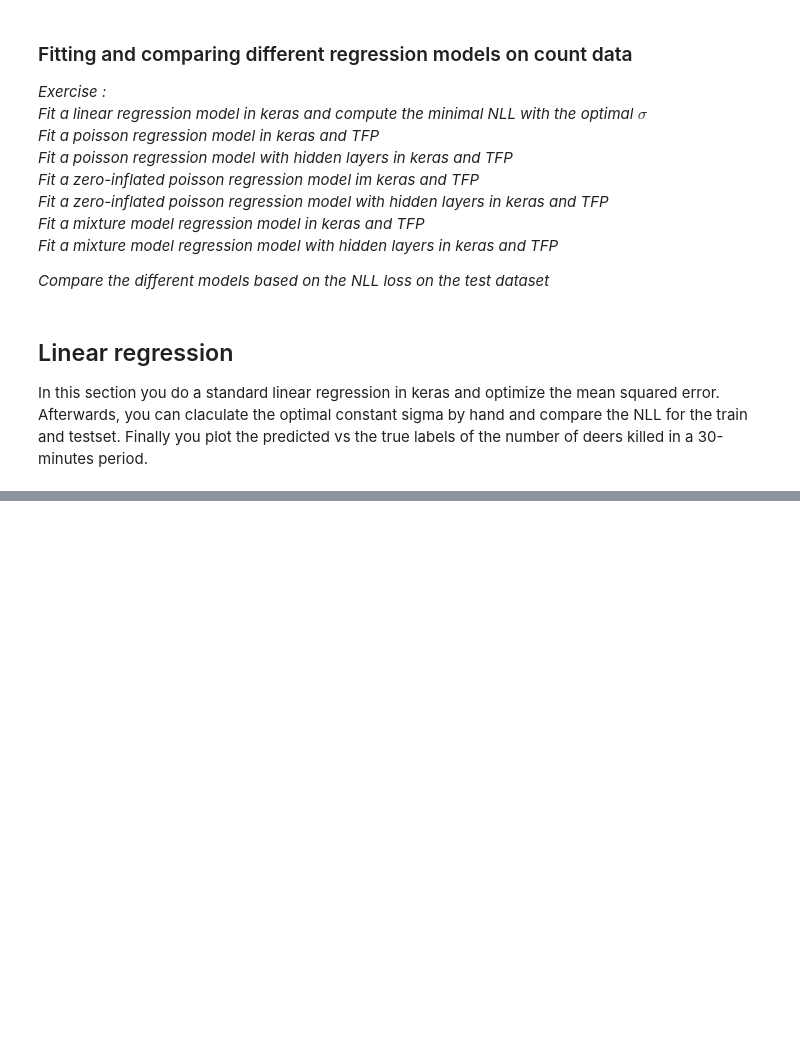
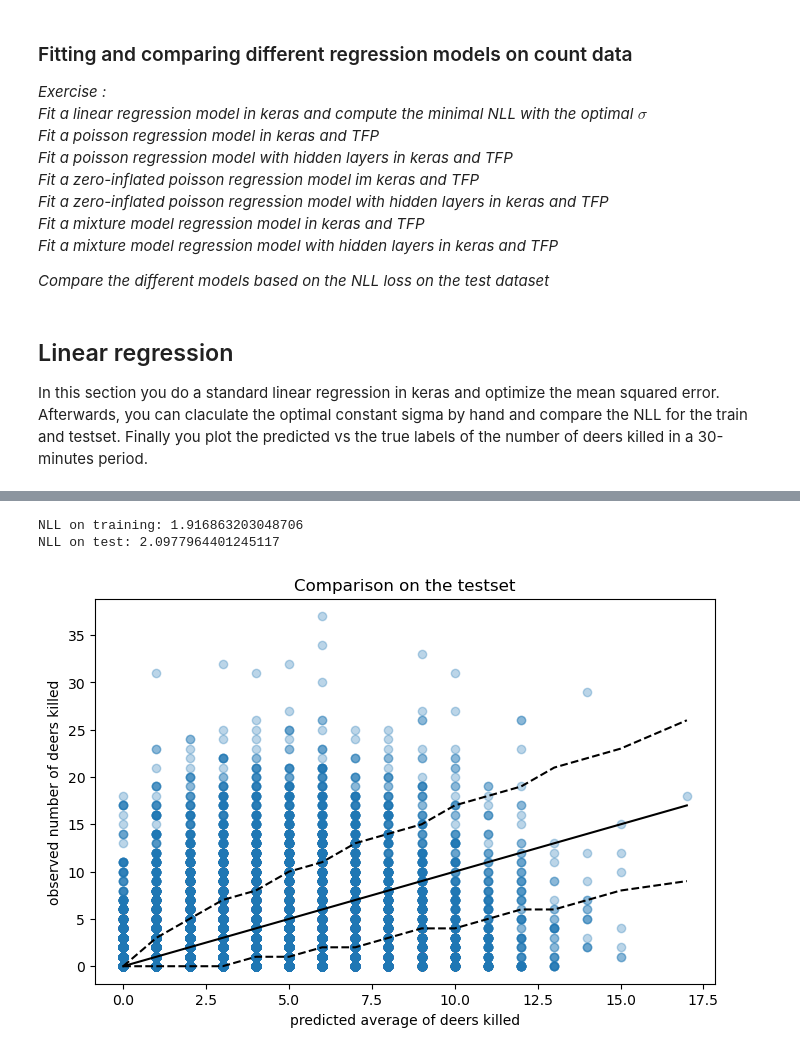
Before and after one commit to Evan1987/algorithm_learn, a Jupyter notebook: probability-deep-learning/Chap06/Chap06_02.ipynb, the cells around one changed output, grey strips where cells are left out. Saved outputs shown, nothing was run; the diff lists cells and outputs as text; code cells hidden in the pictures; blank space fills up the shorter version.

Commit message:
update tfp-learning

```diff
--- a/probability-deep-learning/Chap06/Chap06_02.ipynb
+++ b/probability-deep-learning/Chap06/Chap06_02.ipynb
@@ -85,11 +86,11 @@ train_cond = data["is_test"] == 0
 data["time"] /= (df_train["time"].max() + 1 / 48)
 data[label] = data[label].astype("float32")
 
-y_train = data.loc[train_cond, label]
-y_test = data.loc[~train_cond, label]
+y_train = data.loc[train_cond, label].values
+y_test = data.loc[~train_cond, label].values
 
-X_train = pd.get_dummies(data.loc[train_cond, features])
-X_test = pd.get_dummies(data.loc[~train_cond, features])
+X_train = pd.get_dummies(data.loc[train_cond, features]).values
+X_test = pd.get_dummies(data.loc[~train_cond, features]).values
 del data, df_train, df_test
 # %%
 X_train.shape, X_test.shape
@@ -136,0 +209,13 @@ TypeError: You are passing KerasTensor(type_spec=TensorSpec(shape=(None, 1), dty
+# %%
+inputs = Input(shape=(X_train.shape[1],))
+rate = Dense(1, activation="exponential")(inputs)
+p_y = tfp.layers.DistributionLambda(lambda t: tfd.Poisson(rate=t, force_probs_to_zero_outside_support=True))(rate)
+model_p = Model(inputs=inputs, outputs=p_y, name="Poisson")
+
+
+def NLL(y, dist):
+  return -dist.log_prob(y)
+
+
+model_p.compile(Adam(learning_rate=0.01), loss=NLL)
+model_p.summary()
@@ -136,0 +237,2 @@ TypeError: You are passing KerasTensor(type_spec=TensorSpec(shape=(None, 1), dty
+# %%
+hist_p = model_p.fit(x=X_train, y=y_train, validation_data=(X_test, y_test), epochs=10, verbose=1)
@@ -136,0 +260,17 @@ TypeError: You are passing KerasTensor(type_spec=TensorSpec(shape=(None, 1), dty
+# %%
+NLL_train = model_p.evaluate(X_train, y_train,verbose=0)
+NLL_test = model_p.evaluate(X_test, y_test,verbose=0)
+
+print('NLL on training:', NLL_train)
+print('NLL on test:', NLL_test)
+# %% [output]
+NLL on training: 1.916863203048706
+NLL on test: 2.0977964401245117
+# %%
+y_test_pred = model_p.predict(X_test, batch_size=128).flatten()
+lower = ss.poisson.ppf(0.025, y_test_pred)
+upper = ss.poisson.ppf(0.975, y_test_pred)
+
+plot_pred(y_test, y_test_pred, lower, upper)
+# %% [output]
+[figure, added]
```
Also changed, not shown: parts of 24 cells of this notebook, 1 other file.
